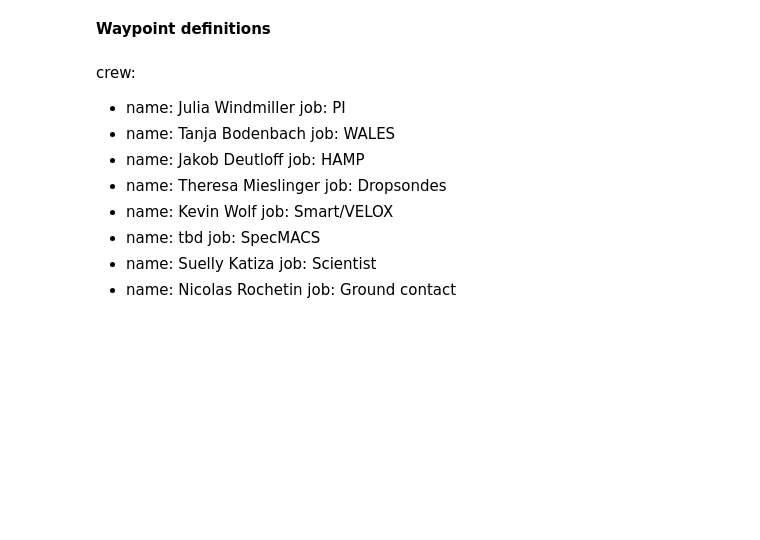
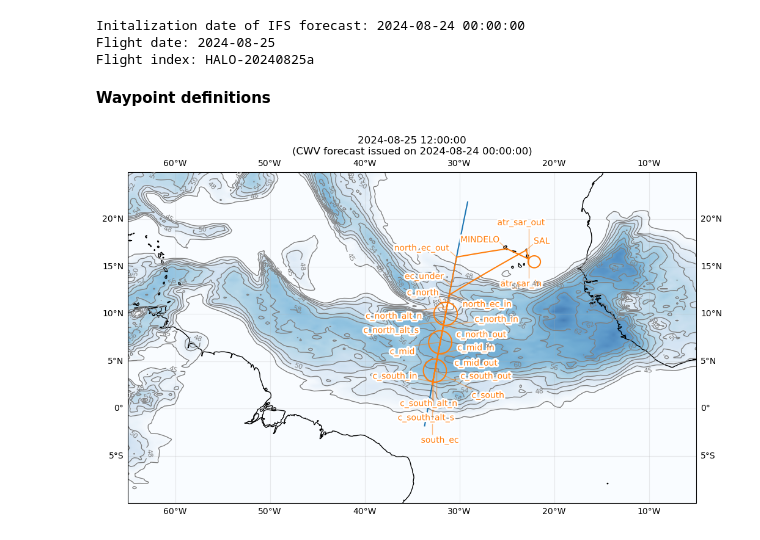
Before and after one commit to orcestra-campaign/flightplanning, a Jupyter notebook: notebooks/pre_flight/FlightPlan_HALO-20240825a.ipynb, the cells around one changed output. Drawn from its saved outputs; the diff is of its cells as text; code cells hidden in the pictures; blank space fills up the shorter version.

Commit message:
Updates flight plan

```diff
--- a/notebooks/pre_flight/FlightPlan_HALO-20240825a.ipynb
+++ b/notebooks/pre_flight/FlightPlan_HALO-20240825a.ipynb
@@ -18,7 +22,7 @@ import pandas as pd
 # %%
 # Define dates for forecast initialization and flight
 
-issued_time = datetime(2024, 8, 22, 0, 0, 0)
+issued_time = datetime(2024, 8, 24, 0, 0, 0)
 
 flight_time = datetime(2024, 8, 25, 12, 0, 0)
 flight_index = f"HALO-{flight_time.strftime('%Y%m%d')}a"
@@ -28,6 +32,10 @@ print(
     f"Flight date: {flight_time:%Y-%m-%d}\n"
     f"Flight index: {flight_index}"
 )
+# %% [output]
+Initalization date of IFS forecast: 2024-08-24 00:00:00
+Flight date: 2024-08-25
+Flight index: HALO-20240825a
 # %%
 # Domain definition
 # TO DO: replace by global definition once it exists
@@ -38,7 +46,7 @@ cat = intake.open_catalog("https://tcodata.mpimet.mpg.de/internal.yaml")
 ds = cat.HIFS(datetime = issued_time).to_dask().pipe(egh.attach_coords)
 # %%
 # Load ec satellite track for
-ec_track = orcestra.sat.SattrackLoader("EARTHCARE", "2024-08-21", kind="PRE").get_track_for_day(f"{flight_time:%Y-%m-%d}")
+ec_track = orcestra.sat.SattrackLoader("EARTHCARE", "2024-08-24", kind="PRE").get_track_for_day(f"{flight_time:%Y-%m-%d}")
 ec_track = ec_track.sel(time=slice(f"{flight_time:%Y-%m-%d} 06:00", None))
 ec_lons, ec_lats = ec_track.lon.values, ec_track.lat.values
 # %%
@@ -50,7 +58,7 @@ def ec_time_at_lat(ec_track, lat):
 **Waypoint definitions**
 # %%
 # Mass flux circle radius (m)
-radius = 130e3
+halo_radius = 130e3
 atr_radius = 70e3
 
 # Setting region (Cabo Verde vs. Barbados)
@@ -65,12 +73,15 @@ lat_ec_south = 2.5
 lat_c_south = 4.0
 lat_c_north = 10.0
 
-# Extra Points to give some flexibility with the circle locations
+# Extra Points along the flight track
 lat_c_south_alt_s = 3.25
 lat_c_south_alt_n = 4.75
 
 lat_c_north_alt_s = 9.25
 lat_c_north_alt_n = 10.75
+
+# Extra Points off the flight track
+lat_ec_south_alt = 2.0
 # %%
 # Setting lat/lon coordinates
 
@@ -87,11 +98,11 @@ c_south = LatLon(lat_c_south, find_ec_lon(lat_c_south, ec_lons, ec_lats), label
 c_mid = c_south.towards(c_north).assign(label = "c_mid")
 
 # EarthCARE underpass
-ec_under = c_north.towards(north_ec_out).assign(label = "ec_under")
+ec_under = c_north.towards(north_ec_out)
+ec_under = LatLon(ec_under.lat, find_ec_lon(ec_under.lat, ec_lons, ec_lats), label = "ec_under")
 
 # ATR circle
-atr_circ = LatLon(17.433, -23.5, label = "atr")
-atr_circ_alt = LatLon(lat=16.084, lon=-21.819, label="atr_alt")
+atr_circ_sar = LatLon(lat=15.5, lon=-22.1, label="atr_sar")
 
 # Extra Points along the way
 c_south_alt_s = LatLon(lat_c_south_alt_s, find_ec_lon(lat_c_south_alt_s, ec_lons, ec_lats), label = "c_south_alt_s")
@@ -100,9 +111,13 @@ c_south_alt_n = LatLon(lat_c_south_alt_n, find_ec_lon(lat_c_south_alt_n, ec_lons
 c_north_alt_s = LatLon(lat_c_north_alt_s, find_ec_lon(lat_c_north_alt_s, ec_lons, ec_lats), label = "c_north_alt_s")
 c_north_alt_n = LatLon(lat_c_north_alt_n, find_ec_lon(lat_c_north_alt_n, ec_lons, ec_lats), label = "c_north_alt_n")
 
+# Extra Points
+ec_south_alt = LatLon(lat_ec_south_alt, find_ec_lon(lat_ec_south_alt, ec_lons, ec_lats), label = "south_ec_alt")
+
 # Define flight track, can be split into different legs
+take_off_time = '2024-08-25T09:15:00Z'
 waypoints = [
-     airport.assign(time='2024-08-25T09:30:00Z'),
+     airport.assign(time=take_off_time),
      north_ec_in.assign(fl=400),
      c_north.assign(fl=400),
      c_mid.assign(fl=400),
@@ -118,7 +133,7 @@ waypoints = [
      ec_under.assign(fl=450),
      north_ec_out.assign(fl=450),
      mindelo.assign(fl=450),
-     IntoCircle(atr_circ_alt.assign(fl=350), atr_radius, 360),
+     IntoCircle(atr_circ_sar.assign(fl=350), atr_radius, 360),
      airport
 ]
 
@@ -126,31 +141,15 @@ path = fp.expand_path(waypoints, dx=10e3)
 # %%
 plt.figure(figsize = (12, 8))
 ax = plt.axes(projection=ccrs.PlateCarree())
 ax.set_extent([lon_min, lon_max, lat_min, lat_max], crs=ccrs.PlateCarree())
 ax.coastlines(alpha=1.0)
 ax.gridlines(draw_labels=True, dms=True, x_inline=False, y_inline=False, alpha = 0.25)
 
 cwv_flight_time = ds["tcwv"].sel(time=flight_time, method = "nearest")
-fp.plot_cwv(cwv_flight_time, levels = [45.0, 48.0, 50.0, 52.0, 54.0])
+fp.plot_cwv(cwv_flight_time, levels = [45.0, 48.0, 50.0, 52.0, 54.0, 56.0, 58.0, 60.0, 62.0])
 plt.title(f"{flight_time}\n(CWV forecast issued on {issued_time})")
 
 plt.plot(ec_lons, ec_lats)
 fp.plot_path(path, ax, color="C1")
+# %% [output]
+[figure, added]
-# %% [markdown]
-crew:
-  - name: Julia Windmiller
-    job: PI
-  - name: Tanja Bodenbach
-    job: WALES
-  - name: Jakob Deutloff
-    job: HAMP
-  - name: Theresa Mieslinger
-    job: Dropsondes
-  - name: Kevin Wolf
-    job: Smart/VELOX
-  - name: tbd
-    job: SpecMACS
-  - name: Suelly Katiza
-    job: Scientist
-  - name: Nicolas Rochetin
-    job: Ground contact
```
Also changed, not shown: parts of 9 cells of this notebook, 2 other files.
